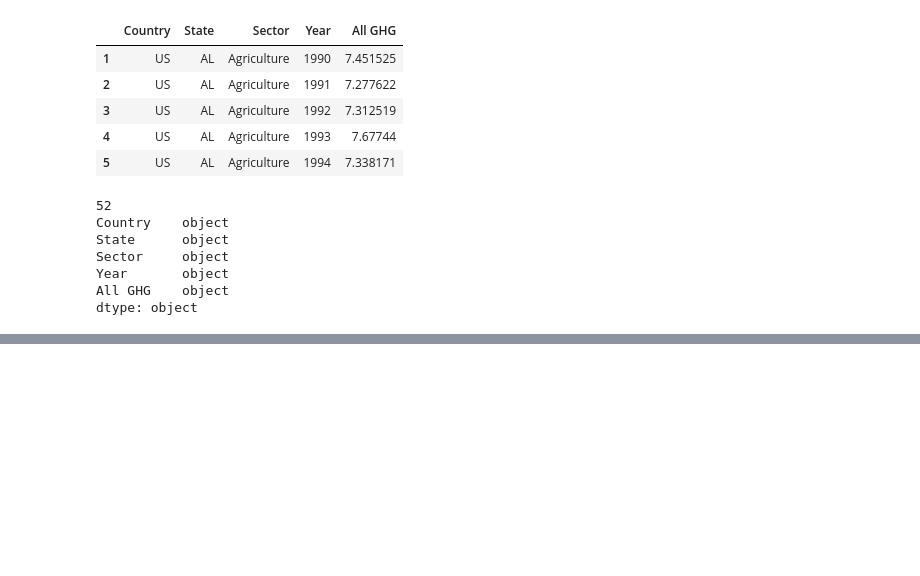
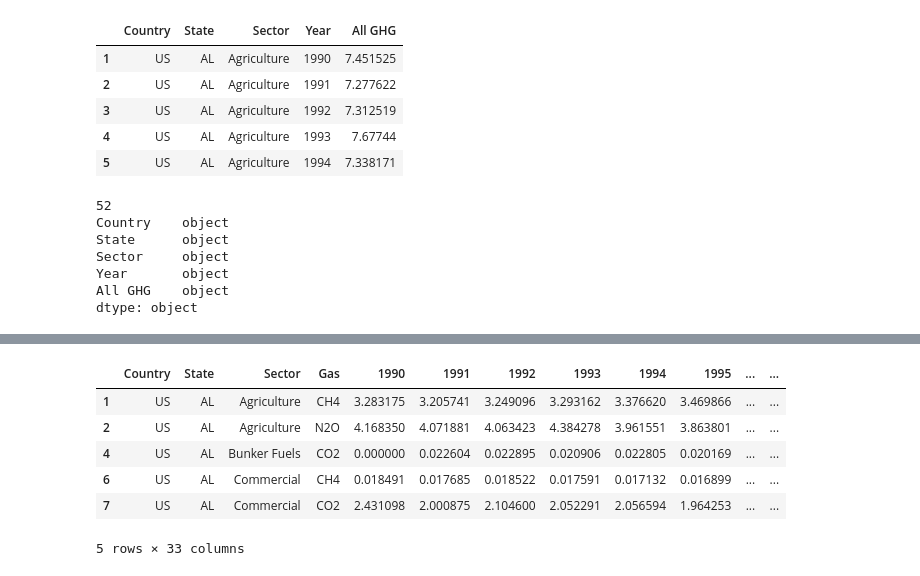
Before and after one commit to Michaelfr22/Final_Project, a Jupyter notebook: US_Emissions_1990_2018.ipynb, the cells around one changed output, grey strips where cells are left out. Drawn from its saved outputs; the diff is of its cells as text; code cells hidden in the pictures; blank space fills up the shorter version.

```diff
--- a/US_Emissions_1990_2018.ipynb
+++ b/US_Emissions_1990_2018.ipynb
@@ -322,0 +313,11 @@ rf_model.score(X_test_scaled, y_test)
+# %%
+no_ghg = us_emi_df.loc[(us_emi_df['Gas'] != 'All GHG')]
+no_ghg.head()
+# %% [output]
+|  | Country | State | Sector | Gas | 1990 | 1991 | 1992 | 1993 | 1994 | 1995 | ... | ... |
+| 1 | US | AL | Agriculture | CH4 | 3.283175 | 3.205741 | 3.249096 | 3.293162 | 3.376620 | 3.469866 | ... | ... |
+| 2 | US | AL | Agriculture | N2O | 4.168350 | 4.071881 | 4.063423 | 4.384278 | 3.961551 | 3.863801 | ... | ... |
+| 4 | US | AL | Bunker Fuels | CO2 | 0.000000 | 0.022604 | 0.022895 | 0.020906 | 0.022805 | 0.020169 | ... | ... |
+| 6 | US | AL | Commercial | CH4 | 0.018491 | 0.017685 | 0.018522 | 0.017591 | 0.017132 | 0.016899 | ... | ... |
+| 7 | US | AL | Commercial | CO2 | 2.431098 | 2.000875 | 2.104600 | 2.052291 | 2.056594 | 1.964253 | ... | ... |
+5 rows × 33 columns
```
Also changed, not shown: parts of 29 cells of this notebook, 3 other files.
